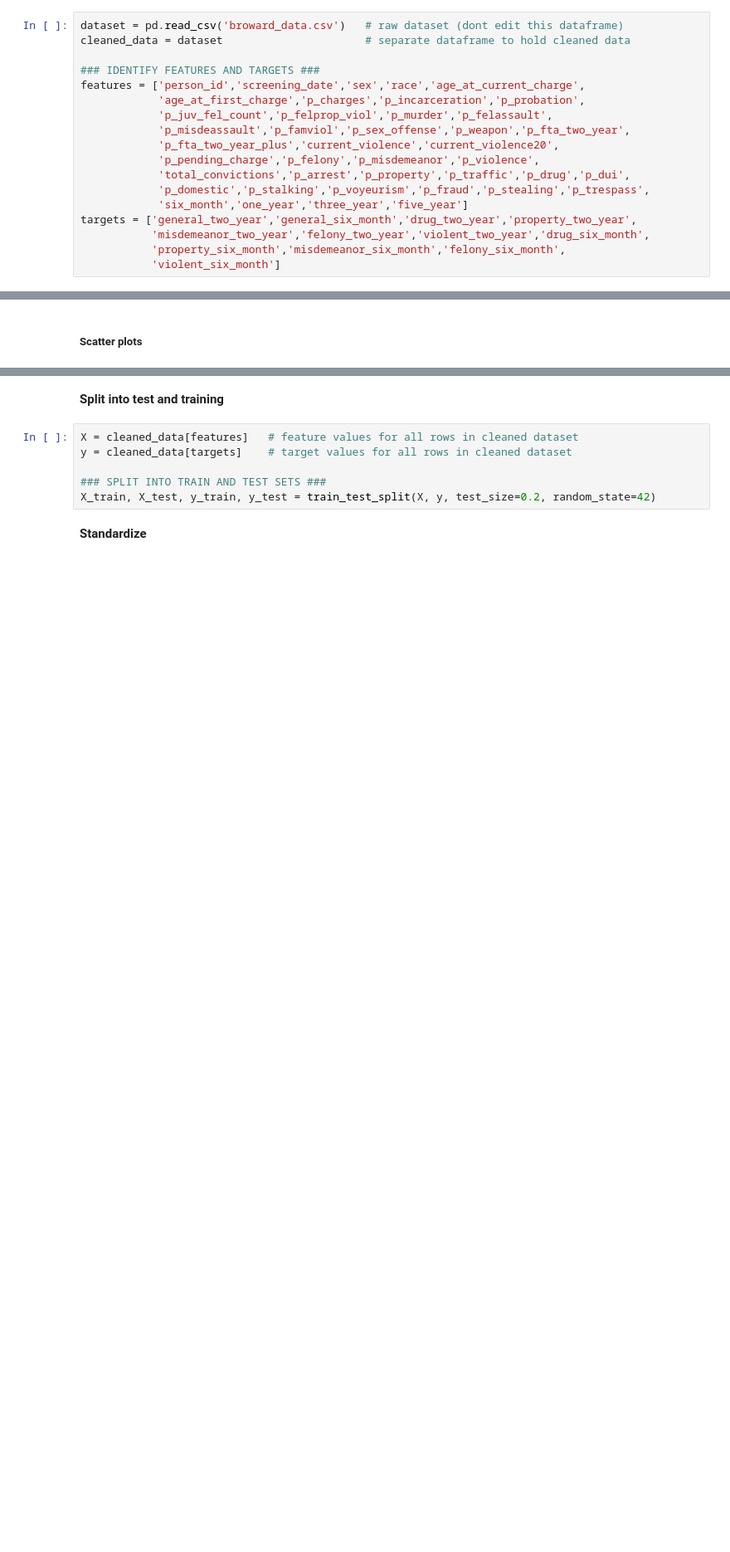
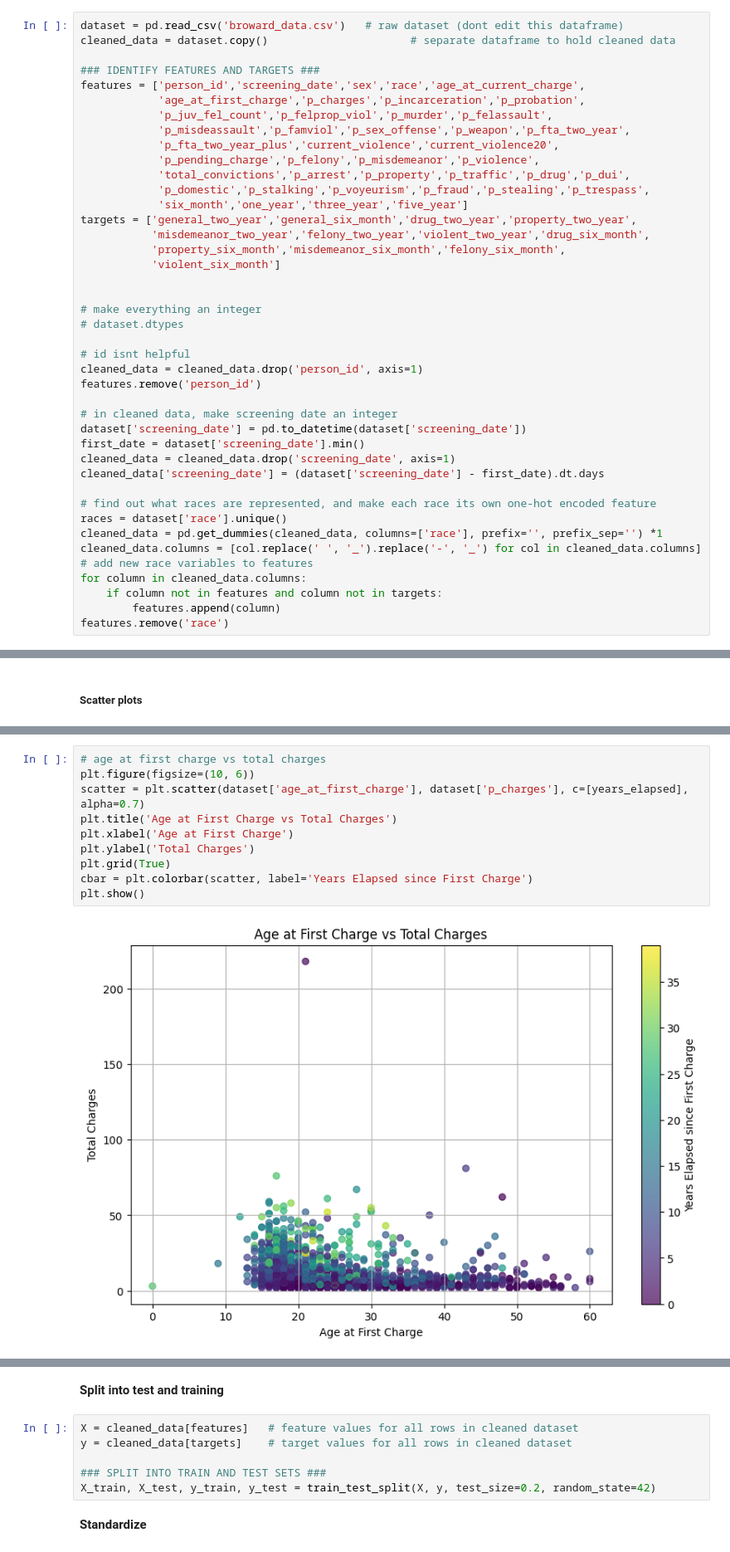
Before and after one commit to LNickelsburg/Interpretable-Recidivism-Predictor, a Jupyter notebook: dataset/data_description.ipynb, the cells around one changed output, grey strips where cells are left out. Shown at 83% size. Saved outputs shown, nothing was run; the diff lists cells and outputs as text; blank space fills up the shorter version.

```diff
--- a/dataset/data_description.ipynb
+++ b/dataset/data_description.ipynb
@@ -13,7 +15,7 @@ from sklearn.preprocessing import StandardScaler
 **Load raw dataset**
 # %%
 dataset = pd.read_csv('broward_data.csv')   # raw dataset (dont edit this dataframe)
-cleaned_data = dataset                      # separate dataframe to hold cleaned data
+cleaned_data = dataset.copy()                      # separate dataframe to hold cleaned data
 
 ### IDENTIFY FEATURES AND TARGETS ###
 features = ['person_id','screening_date','sex','race','age_at_current_charge',
@@ -29,6 +31,30 @@ targets = ['general_two_year','general_six_month','drug_two_year','property_two_
            'misdemeanor_two_year','felony_two_year','violent_two_year','drug_six_month',
            'property_six_month','misdemeanor_six_month','felony_six_month',
            'violent_six_month']
+
+
+# make everything an integer
+# dataset.dtypes
+
+# id isnt helpful
+cleaned_data = cleaned_data.drop('person_id', axis=1)
+features.remove('person_id')
+
+# in cleaned data, make screening date an integer
+dataset['screening_date'] = pd.to_datetime(dataset['screening_date'])
+first_date = dataset['screening_date'].min()
+cleaned_data = cleaned_data.drop('screening_date', axis=1)
+cleaned_data['screening_date'] = (dataset['screening_date'] - first_date).dt.days
+
+# find out what races are represented, and make each race its own one-hot encoded feature
+races = dataset['race'].unique()
+cleaned_data = pd.get_dummies(cleaned_data, columns=['race'], prefix='', prefix_sep='') *1
+cleaned_data.columns = [col.replace(' ', '_').replace('-', '_') for col in cleaned_data.columns]
+# add new race variables to features
+for column in cleaned_data.columns:
+    if column not in features and column not in targets:
+        features.append(column)
+features.remove('race')
 # %% [markdown]
 **Check data for any glaring issues**
 # %%
@@ -120,0 +163,12 @@ plt.show()
+# %%
+# age at first charge vs total charges
+plt.figure(figsize=(10, 6))
+scatter = plt.scatter(dataset['age_at_first_charge'], dataset['p_charges'], c=[years_elapsed], alpha=0.7)
+plt.title('Age at First Charge vs Total Charges')
+plt.xlabel('Age at First Charge')
+plt.ylabel('Total Charges')
+plt.grid(True)
+cbar = plt.colorbar(scatter, label='Years Elapsed since First Charge')
+plt.show()
+# %% [output]
+[figure, added]
```
Also changed, not shown: parts of 17 cells of this notebook.
